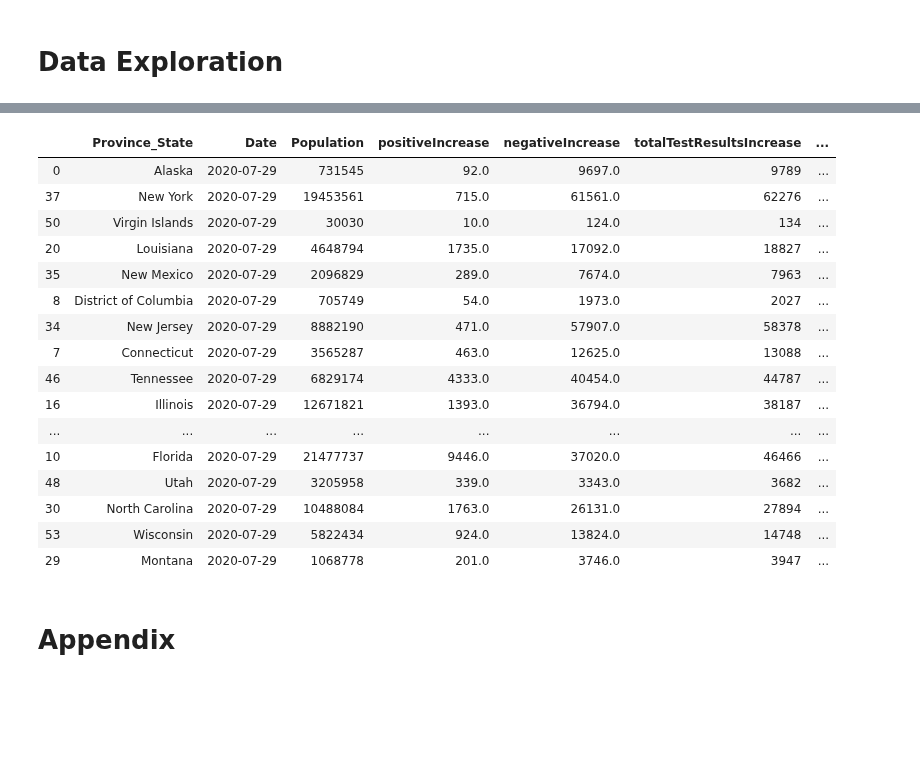
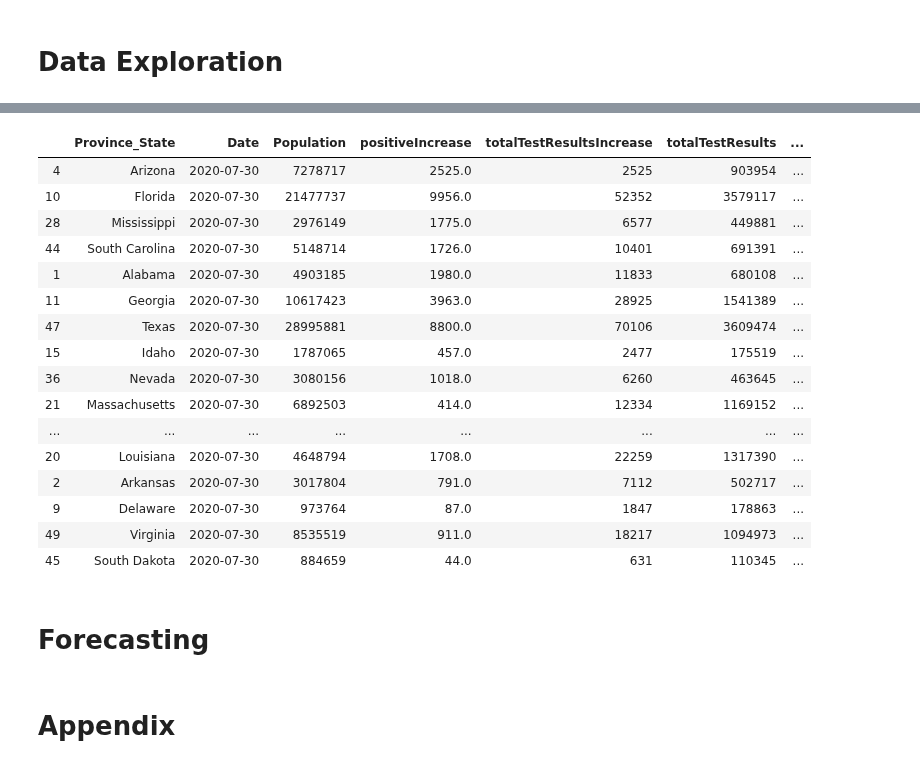
Before and after one commit to andrewcreates/DataScience-Projects, a Jupyter notebook: COVID-19/COVIDtracking.com US and CA Testing.ipynb, the cells around one changed output, grey strips where cells are left out. Saved outputs shown, nothing was run; the diff lists cells and outputs as text; code cells hidden in the pictures; blank space fills up the shorter version.

Commit message:
Started forecasting

```diff
--- a/COVID-19/COVIDtracking.com US and CA Testing.ipynb
+++ b/COVID-19/COVIDtracking.com US and CA Testing.ipynb
@@ -170,7 +170,7 @@ ca_testing = df_testing[['Date','Province_State','positive','negative','hospital
 ca_testing['Province_State'] = 'California'
 ca_testing = ca_testing.sort_values(by = ['Province_State','Date']).reset_index(drop=True)
 
-us_testing = df_testing[['Province_State','Date','Population','positiveIncrease','negativeIncrease', 'totalTestResultsIncrease','totalTestResults','positive','negative']].copy()
+us_testing = df_testing[['Province_State','Date','Population','positiveIncrease', 'totalTestResultsIncrease','totalTestResults','positive','negative']].copy()
 # %%
 #Feature creation
 us_testing['Tests per 1000 Capita'] = us_testing['totalTestResults']/us_testing['Population']*1000
@@ -254,20 +261,22 @@ Positives in last 14 days as percentage of total positives: 26.86 %
 # %%
-us_testing.sort_values(['Date','Tests per Capita Daily Ranking'], ascending = [False,True])[0:24]
+us_testing.sort_values(['Date','Total Positivity Rate'], ascending = [False,False])[0:24]
 # %% [output]
-|  | Province_State | Date | Population | positiveIncrease | negativeIncrease | totalTestResultsIncrease | ... |
-| 0 | Alaska | 2020-07-29 | 731545 | 92.0 | 9697.0 | 9789 | ... |
-| 37 | New York | 2020-07-29 | 19453561 | 715.0 | 61561.0 | 62276 | ... |
-| 50 | Virgin Islands | 2020-07-29 | 30030 | 10.0 | 124.0 | 134 | ... |
-| 20 | Louisiana | 2020-07-29 | 4648794 | 1735.0 | 17092.0 | 18827 | ... |
-| 35 | New Mexico | 2020-07-29 | 2096829 | 289.0 | 7674.0 | 7963 | ... |
-| 8 | District of Columbia | 2020-07-29 | 705749 | 54.0 | 1973.0 | 2027 | ... |
-| 34 | New Jersey | 2020-07-29 | 8882190 | 471.0 | 57907.0 | 58378 | ... |
-| 7 | Connecticut | 2020-07-29 | 3565287 | 463.0 | 12625.0 | 13088 | ... |
-| 46 | Tennessee | 2020-07-29 | 6829174 | 4333.0 | 40454.0 | 44787 | ... |
-| 16 | Illinois | 2020-07-29 | 12671821 | 1393.0 | 36794.0 | 38187 | ... |
+|  | Province_State | Date | Population | positiveIncrease | totalTestResultsIncrease | totalTestResults | ... |
+| 4 | Arizona | 2020-07-30 | 7278717 | 2525.0 | 2525 | 903954 | ... |
+| 10 | Florida | 2020-07-30 | 21477737 | 9956.0 | 52352 | 3579117 | ... |
+| 28 | Mississippi | 2020-07-30 | 2976149 | 1775.0 | 6577 | 449881 | ... |
+| 44 | South Carolina | 2020-07-30 | 5148714 | 1726.0 | 10401 | 691391 | ... |
+| 1 | Alabama | 2020-07-30 | 4903185 | 1980.0 | 11833 | 680108 | ... |
+| 11 | Georgia | 2020-07-30 | 10617423 | 3963.0 | 28925 | 1541389 | ... |
+| 47 | Texas | 2020-07-30 | 28995881 | 8800.0 | 70106 | 3609474 | ... |
+| 15 | Idaho | 2020-07-30 | 1787065 | 457.0 | 2477 | 175519 | ... |
+| 36 | Nevada | 2020-07-30 | 3080156 | 1018.0 | 6260 | 463645 | ... |
+| 21 | Massachusetts | 2020-07-30 | 6892503 | 414.0 | 12334 | 1169152 | ... |
 | ... | ... | ... | ... | ... | ... | ... | ... |
-| 10 | Florida | 2020-07-29 | 21477737 | 9446.0 | 37020.0 | 46466 | ... |
-| 48 | Utah | 2020-07-29 | 3205958 | 339.0 | 3343.0 | 3682 | ... |
-| 30 | North Carolina | 2020-07-29 | 10488084 | 1763.0 | 26131.0 | 27894 | ... |
-| 53 | Wisconsin | 2020-07-29 | 5822434 | 924.0 | 13824.0 | 14748 | ... |
-| 29 | Montana | 2020-07-29 | 1068778 | 201.0 | 3746.0 | 3947 | ... |
+| 20 | Louisiana | 2020-07-30 | 4648794 | 1708.0 | 22259 | 1317390 | ... |
+| 2 | Arkansas | 2020-07-30 | 3017804 | 791.0 | 7112 | 502717 | ... |
+| 9 | Delaware | 2020-07-30 | 973764 | 87.0 | 1847 | 178863 | ... |
+| 49 | Virginia | 2020-07-30 | 8535519 | 911.0 | 18217 | 1094973 | ... |
+| 45 | South Dakota | 2020-07-30 | 884659 | 44.0 | 631 | 110345 | ... |
+# %% [markdown]
+# Forecasting
```
Also changed, not shown: parts of 4 cells of this notebook.
